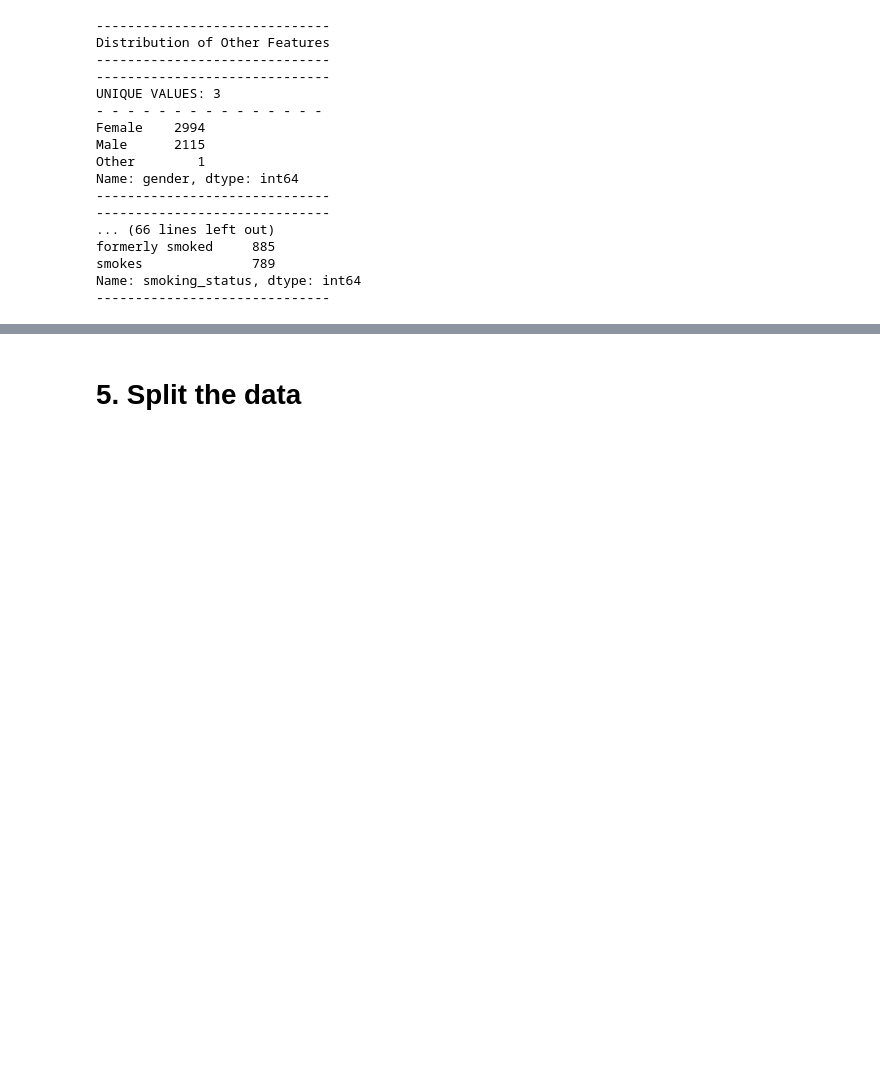
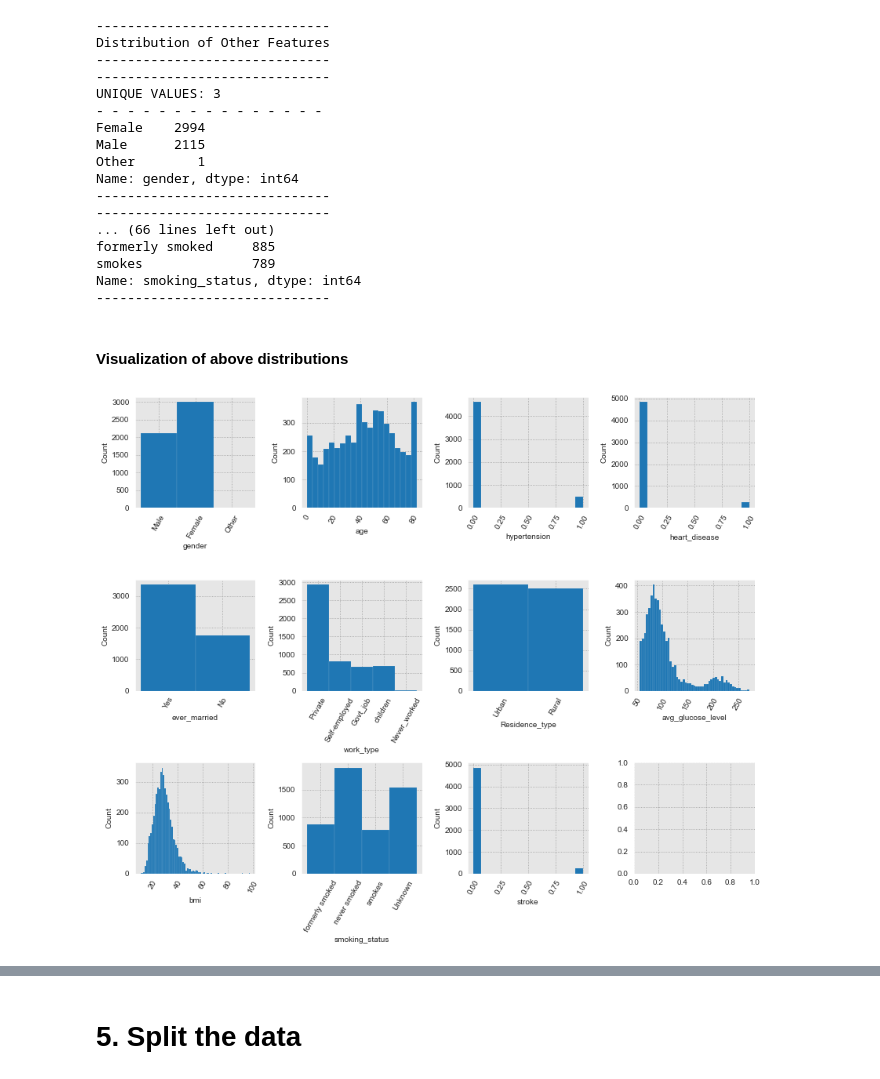
Before and after one commit to AgathaZareth/Stroke_Prediction, a Jupyter notebook: Notebook.ipynb, the cells around one changed output, grey strips where cells are left out. Cells and saved outputs as stored; diff of their text form; code cells hidden in the pictures; blank space fills up the shorter version.

Commit message:
finished 'Exploring the data' section.

```diff
--- a/Notebook.ipynb
+++ b/Notebook.ipynb
@@ -193,3 +216,16 @@ formerly smoked     885
 smokes              789
 Name: smoking_status, dtype: int64
 ------------------------------
+# %% [markdown]
+#### Visualization of above distributions
+# %%
+# setup
+fig, axes = plt.subplots(ncols=4, nrows=3, figsize=(12, 10))
+fig.set_tight_layout(True)
+# plot
+for index, col in enumerate(data.columns):
+    ax = axes[index//4][index%4]
+    sns.histplot(data=data[col], ax=ax, linewidth=0.1, alpha=1)
+    ax.tick_params(axis='x', rotation=60)
+# %% [output]
+[figure, added]
```
Also changed, not shown: parts of 23 cells of this notebook.
